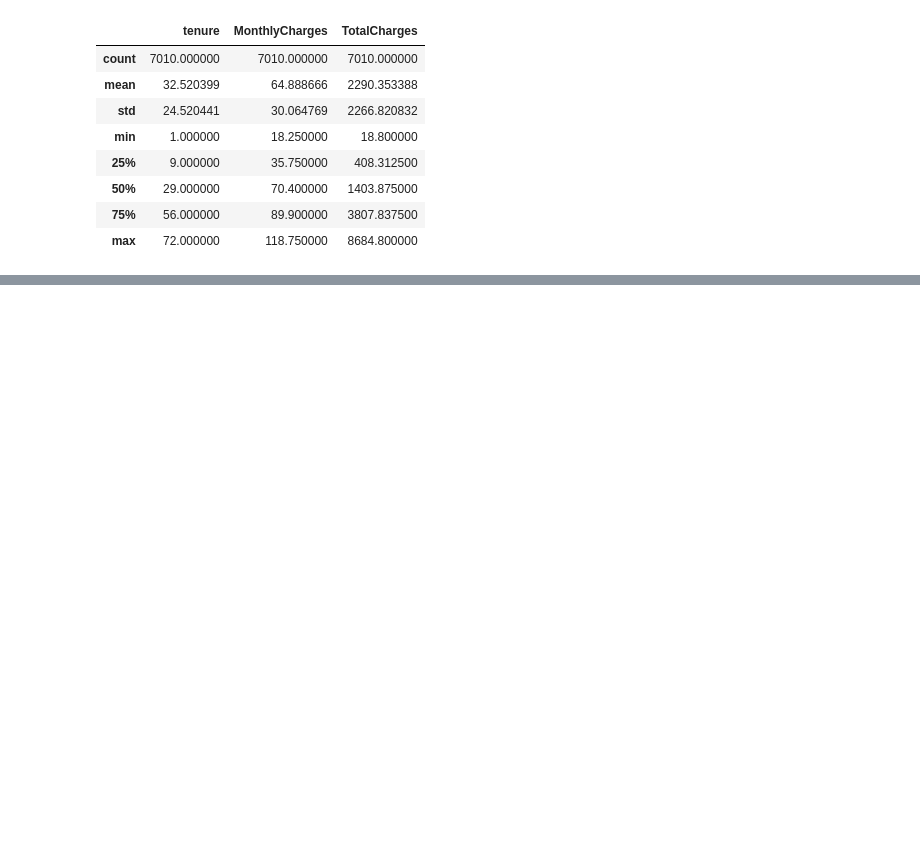
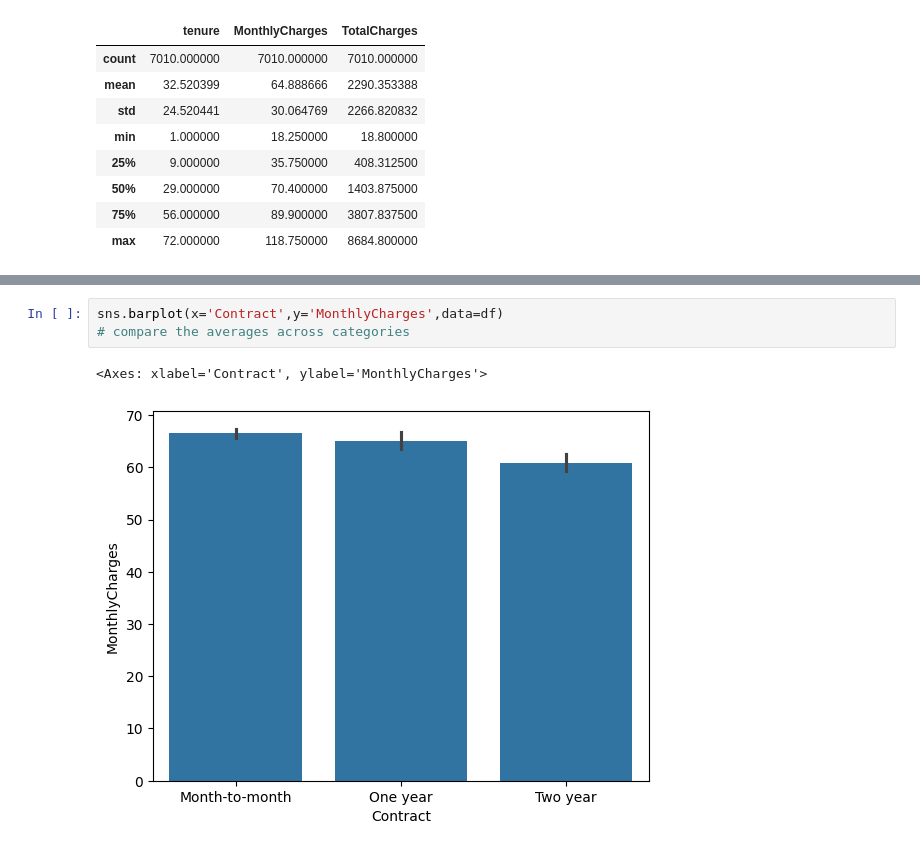
Before and after one commit to MohitRawat017/CUSTOMER-CHURN-PREDICTION, a Jupyter notebook: Data Gathering/data-preprocessing-v1.ipynb, the cells around one changed output, grey strips where cells are left out. Cells and saved outputs as stored; diff of their text form; blank space fills up the shorter version.

```diff
--- a/Data Gathering/data-preprocessing-v1.ipynb
+++ b/Data Gathering/data-preprocessing-v1.ipynb
@@ -276,0 +302,6 @@ df.describe()
+# %%
+sns.barplot(x='Contract',y='MonthlyCharges',data=df)
+# compare the averages across categories
+# %% [output]
+<Axes: xlabel='Contract', ylabel='MonthlyCharges'>
+[figure, added]
```
Also changed, not shown: parts of 103 cells of this notebook.
